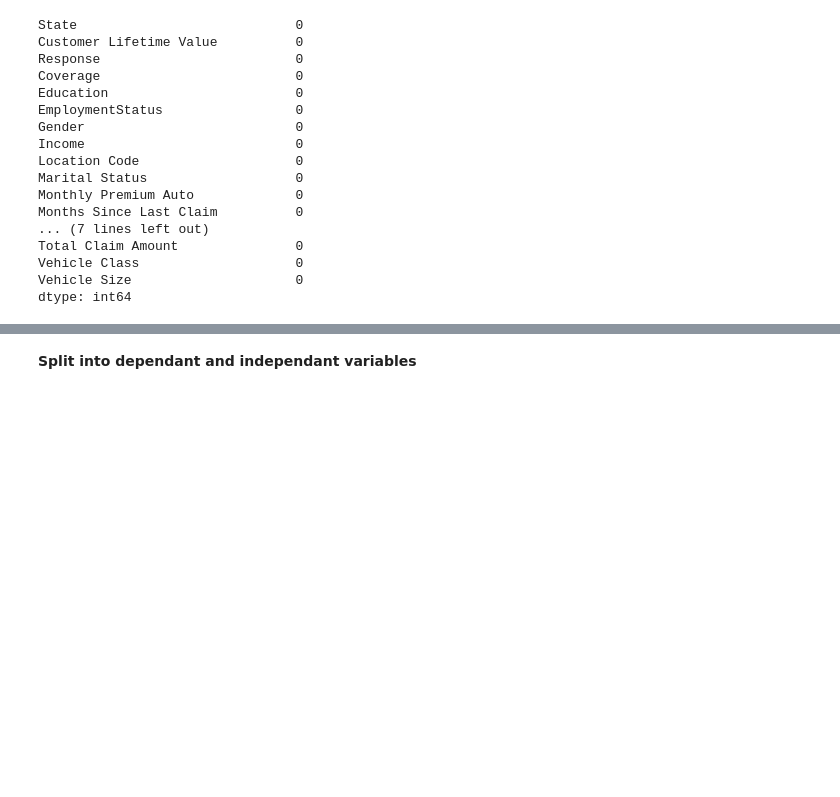
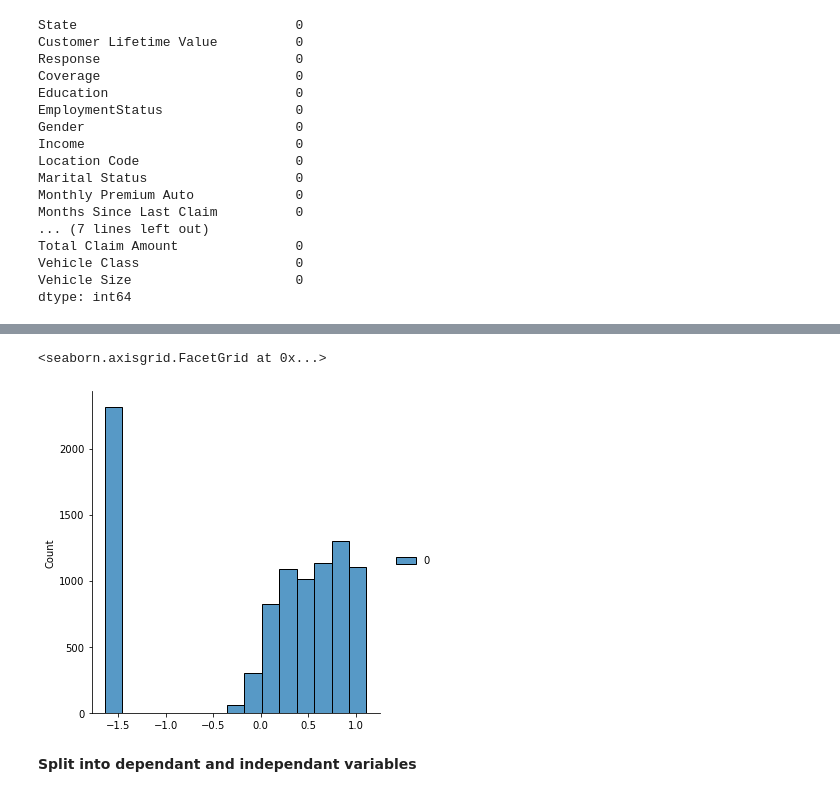
Before and after one commit to emma23579/IronhackLabs, a Jupyter notebook: Case_Study_Continued.ipynb, the cells around one changed output, grey strips where cells are left out. Saved outputs shown, nothing was run; the diff lists cells and outputs as text; code cells hidden in the pictures; blank space fills up the shorter version.

```diff
--- a/Case_Study_Continued.ipynb
+++ b/Case_Study_Continued.ipynb
@@ -74,3 +109,10 @@ dtype: int64
+# %%
+pt = PowerTransformer()
+income_transformed=pt.fit_transform(new_df['Income'].to_numpy().reshape(-1,1))
+sns.displot(income_transformed)
+# %% [output]
+<seaborn.axisgrid.FacetGrid at 0x...>
+[figure, added]
 # %% [markdown]
 <b> Split into dependant and independant variables
 # %%
```
Also changed, not shown: parts of 33 cells of this notebook.
